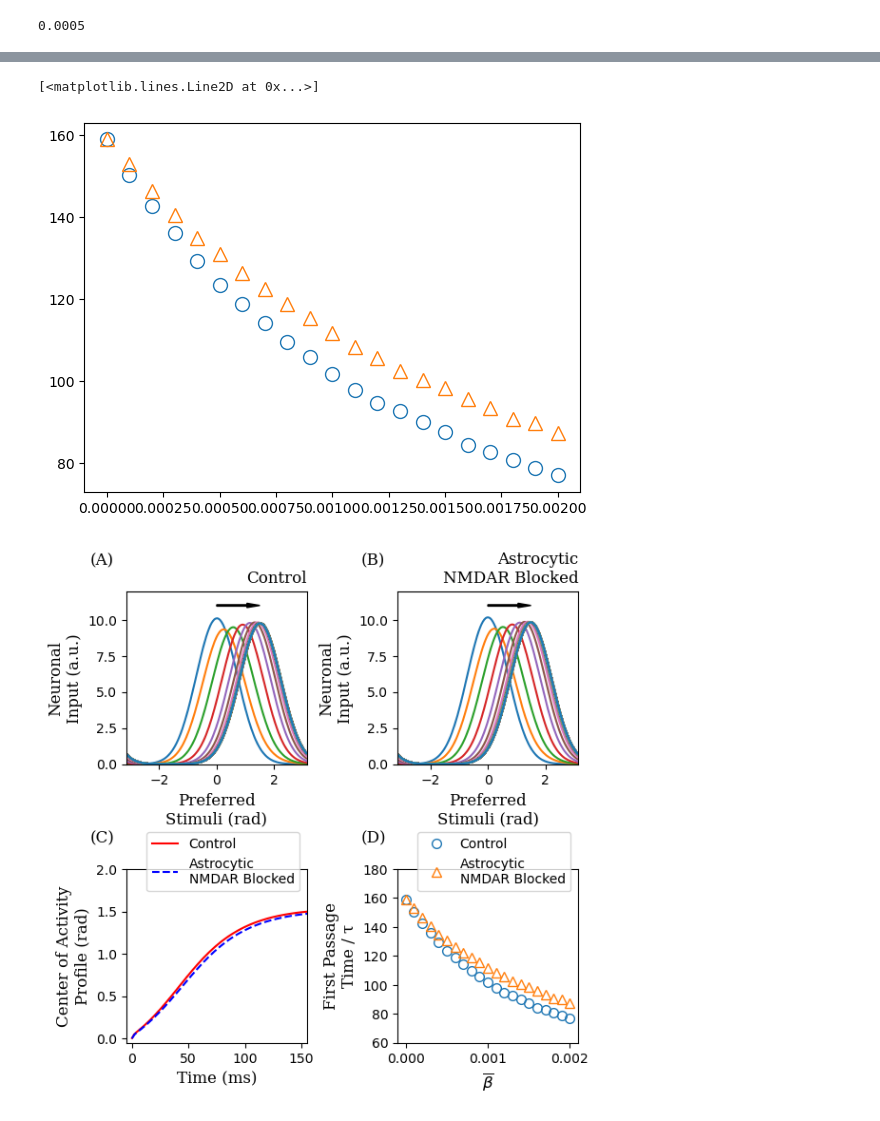
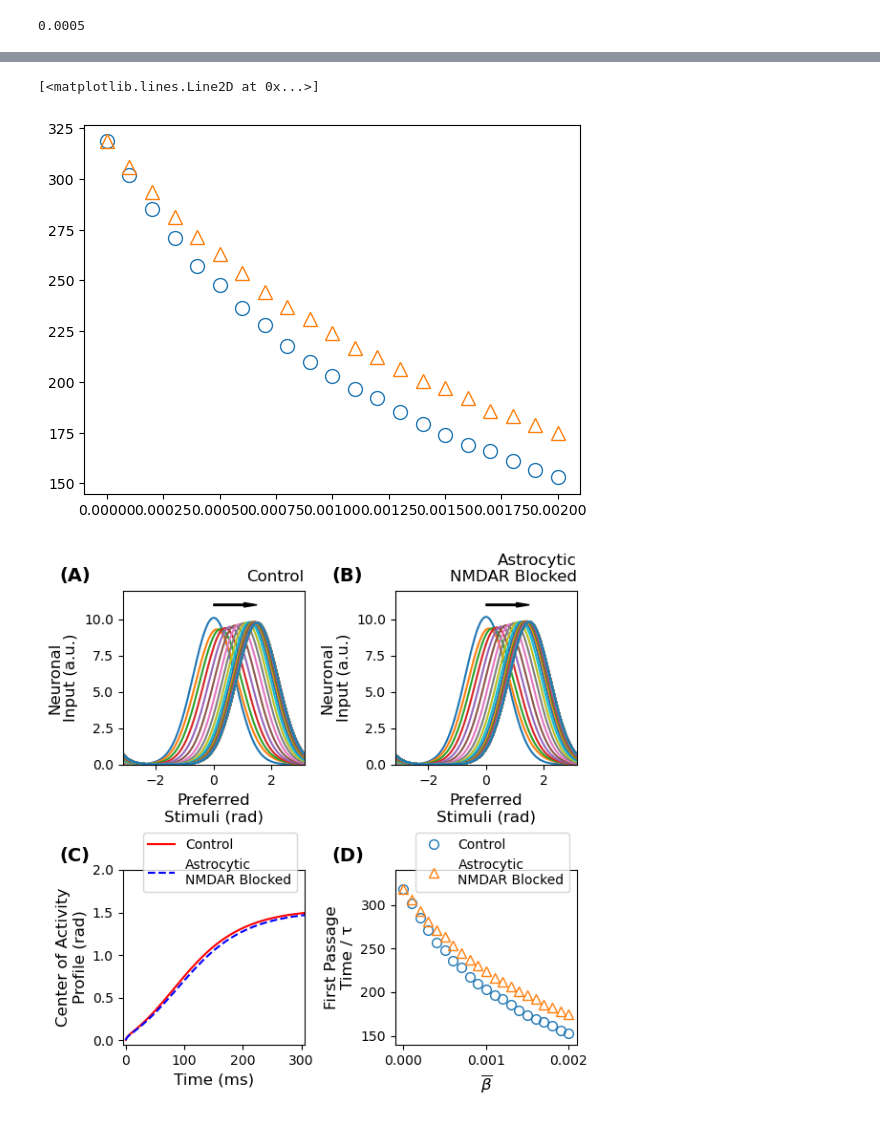
Before and after one commit to fccaa/cann_astrocyte_2024, a Jupyter notebook: Figure_05/04_dist_dep_release_probability-first_passage_time.ipynb, the cells around one changed output, grey strips where cells are left out. Cells and saved outputs as stored; diff of their text form; code cells hidden in the pictures.

```diff
--- a/Figure_05/04_dist_dep_release_probability-first_passage_time.ipynb
+++ b/Figure_05/04_dist_dep_release_probability-first_passage_time.ipynb
@@ -17,7 +17,7 @@ class cann_model:
     z_min = - np.pi;
     z_range = 2.0 * np.pi;
     # define the time scale
-    tau = 1.0
+    tau = 2.0
 
     # function for periodic boundary condition
     def dist(self, c):
@@ -170,10 +170,10 @@ np.random.seed(100)
 
 the_beta = 0.0005
 
-arg1 = argument_c(N=128, k=0.5, beta=the_beta, beta_f=False, case=0, taud=50, a=0.5, b=0.1)
+arg1 = argument_c(N=128, k=0.5, beta=the_beta, beta_f=False, case=0, taud=100, a=0.5, b=0.1)
 the_model1 = cann_model(arg1)
 
-arg2 = argument_c(N=128, k=0.5, beta=the_beta, beta_f=False, case=1, taud=50, a=0.5, b=100)
+arg2 = argument_c(N=128, k=0.5, beta=the_beta, beta_f=False, case=1, taud=100, a=0.5, b=100)
 the_model2 = cann_model(arg2)
 # %%
 # Initialize the system
@@ -281,10 +281,10 @@ def one_beta(the_beta_in:float = 0.001, seed:int = 1):
     z0 = rng.uniform(-0.1,0.1)
     z1 = 1.5 + z0
 
-    arg1 = argument_c(N=100, k=0.5, beta=the_beta, beta_f=False, case=0, taud=50, a=0.5, b=0.1)
+    arg1 = argument_c(N=100, k=0.5, beta=the_beta, beta_f=False, case=0, taud=100, a=0.5, b=0.1)
     the_model1_loc = cann_model(arg1)
 
-    arg2 = argument_c(N=100, k=0.5, beta=the_beta, beta_f=False, case=1, taud=50, a=0.5, b=100)
+    arg2 = argument_c(N=100, k=0.5, beta=the_beta, beta_f=False, case=1, taud=100, a=0.5, b=100)
     the_model2_loc = cann_model(arg2)
 
     # Initialize the system
@@ -369,12 +369,12 @@ plt.plot(np.arange(0, 0.00201, 0.0001), t_fp[:,0], 'o', ms=10, mfc='none')
 plt.plot(np.arange(0, 0.00201, 0.0001), t_fp[:,1], '^', ms=10, mfc='none')
 # %% [output]
 [<matplotlib.lines.Line2D at 0x...>]
-[figure, old version]
+[figure, new version]
 # %%
 # make a graphic output of the result
 out_fig, axs = plt.subplots(2,2,figsize=(15/2.525,15/2.525))
 
-hfont = {'fontname':'Serif'}
+hfont = {'fontname':'Sans'}
 
 # define title and axes' title
 
@@ -401,40 +401,40 @@ axs[0,1].arrow(0,11,1.5,0, width=0.1, length_includes_head=True, color="black")
 axs[1,0].set_xlabel('Time (ms)', fontsize=12, **hfont)
 axs[1,0].set_ylabel('Center of Activity\nProfile (rad)', fontsize=12, **hfont)
 
-axs[1,0].set_xlim((-5,155))
+axs[1,0].set_xlim((-5,305))
 axs[1,0].set_ylim((-0.05, 2.0))
 
 axs[1,0].plot(np.arange(len(snapshots1_z))*time_step, snapshots1_z, "r-", label="Control")
 axs[1,0].plot(np.arange(len(snapshots1_z))*time_step, snapshots2_z, "b--", label="Astrocytic\nNMDAR Blocked")
 
 axs[1,0].legend(loc="upper left", bbox_to_anchor=(0.075, 1.25))
 
 # define title and axes' title
 axs[1,1].set_ylabel("First Passage\nTime / τ", fontsize=12, **hfont)
 axs[1,1].set_xlabel(r'$\overline{\beta}$', fontsize=12, **hfont)
 
 axs[1,1].plot(np.arange(0, 0.00201, 0.0001), t_fp[:,0], 'o', ms=7, mfc='none', label="Control")
 axs[1,1].plot(np.arange(0, 0.00201, 0.0001), t_fp[:,1], '^', ms=7, mfc='none', label="Astrocytic\nNMDAR Blocked")
-axs[1,1].set_ylim((60,180))
+axs[1,1].set_ylim((140,340))
 
 
 axs[1,1].legend(loc="upper left", bbox_to_anchor=(0.075, 1.25))
 
-axs[0,0].text(-0.2,1.15,"(A)", transform=axs[0,0].transAxes, fontsize=12, **hfont)
-axs[0,1].text(-0.2,1.15,"(B)", transform=axs[0,1].transAxes, fontsize=12, **hfont)
-axs[1,0].text(-0.2,1.15,"(C)", transform=axs[1,0].transAxes, fontsize=12, **hfont)
-axs[1,1].text(-0.2,1.15,"(D)", transform=axs[1,1].transAxes, fontsize=12, **hfont)
+axs[0,0].text(-0.35,1.05,"(A)", transform=axs[0,0].transAxes, fontsize=14, weight="bold", **hfont)
+axs[0,1].text(-0.35,1.05,"(B)", transform=axs[0,1].transAxes, fontsize=14, weight="bold", **hfont)
+axs[1,0].text(-0.35,1.05,"(C)", transform=axs[1,0].transAxes, fontsize=14, weight="bold", **hfont)
+axs[1,1].text(-0.35,1.05,"(D)", transform=axs[1,1].transAxes, fontsize=14, weight="bold", **hfont)
 
 axs[0,0].text(1.,1.05,"Control", ha="right", transform=axs[0,0].transAxes, fontsize=12, **hfont)
 axs[0,1].text(1.,1.05,"Astrocytic\nNMDAR Blocked",ha="right", transform=axs[0,1].transAxes, fontsize=12, **hfont)
 
 # plt.tight_layout(w_pad=0.2, h_pad=0.01)
 
 plt.subplots_adjust(left=0.15, right=0.95, top=0.9, bottom=0.1, hspace=0.6, wspace=0.5)
 
 plt.savefig("Figure_05.pdf")
 # %% [output]
-[figure, old version]
+[figure, new version]
 # %%
 # make a graphic output of the result
 out_fig = plt.figure(figsize=(6/2.525,6/2.525))
```
Also changed, not shown: parts of 3 cells of this notebook.
